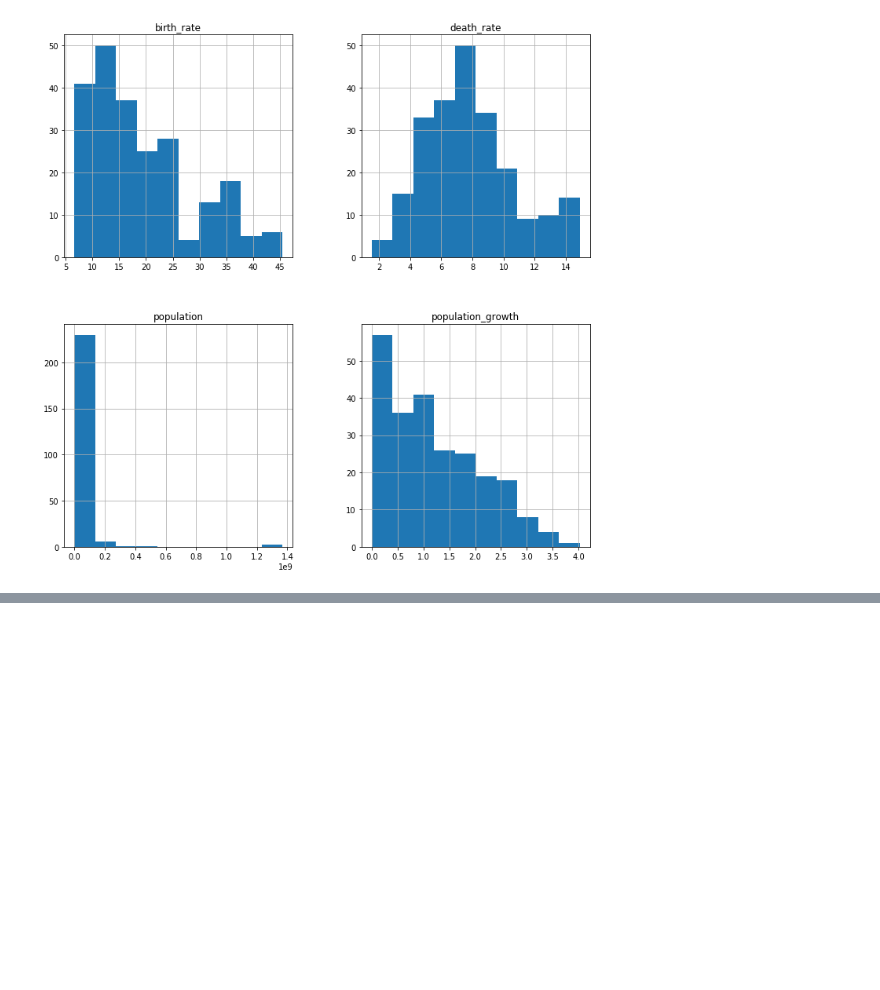
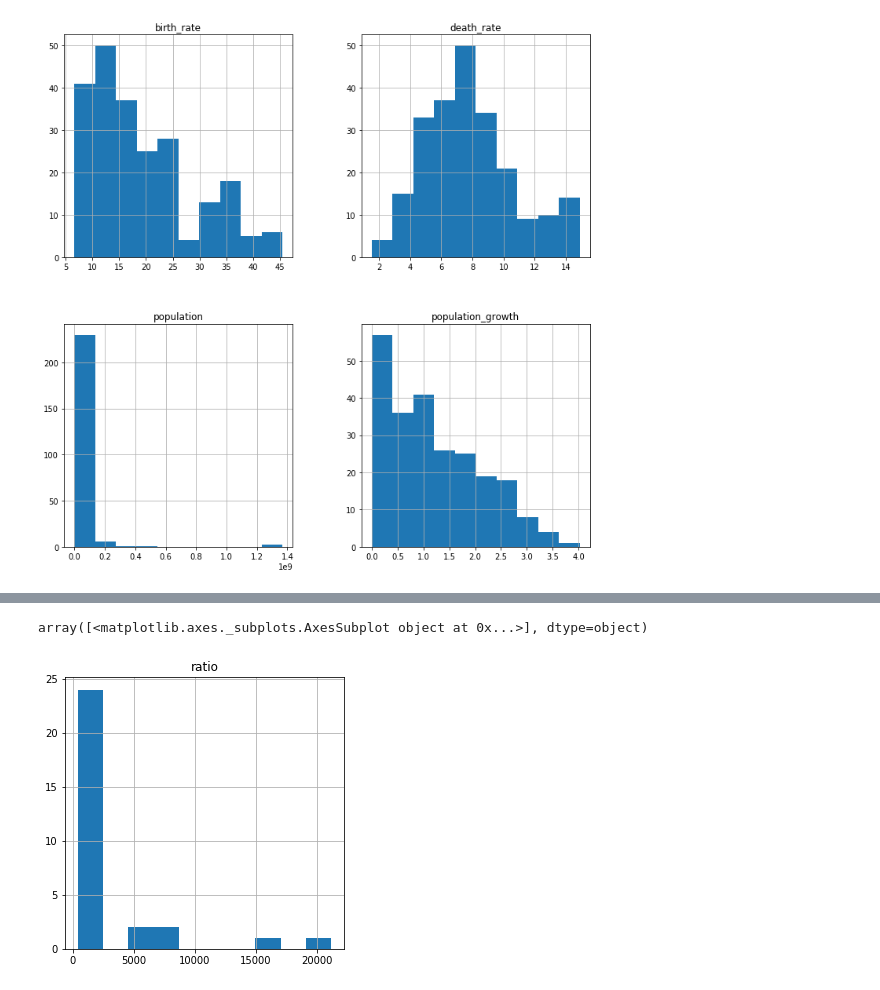
Before and after one commit to CJL89/CIA-Factbook-Data-Using-SQLite-and-Python, a Jupyter notebook: CIA Factbook Data Using SQLite and Python.ipynb, the cells around one changed output, grey strips where cells are left out. Drawn from its saved outputs; the diff is of its cells as text; code cells hidden in the pictures; blank space fills up the shorter version.

Commit message:
Calculated area density per country

```diff
--- a/CIA Factbook Data Using SQLite and Python.ipynb
+++ b/CIA Factbook Data Using SQLite and Python.ipynb
@@ -128,0 +133,5 @@ array([[<matplotlib.axes._subplots.AxesSubplot object at 0x...>,
+# %%
+# Selecting the area and population for that area:
+population_ratio = 'SELECT name, CAST(population/area_land as Float) ratio FROM facts ORDER BY ratio DESC LIMIT 30'
+
+pd.read_sql_query(population_ratio, conn)
@@ -128,0 +156,10 @@ array([[<matplotlib.axes._subplots.AxesSubplot object at 0x...>,
+# %%
+# Setting up the dimension of the figures:
+fig = plt.figure(figsize=(5, 5))
+ax = fig.add_subplot(111)
+
+# Reading and creating the figures based on the different population rates:
+pd.read_sql_query(population_ratio, conn).hist(ax=ax)
+# %% [output]
+array([<matplotlib.axes._subplots.AxesSubplot object at 0x...>], dtype=object)
+[figure, added]
```
Also changed, not shown: parts of 3 cells of this notebook.
